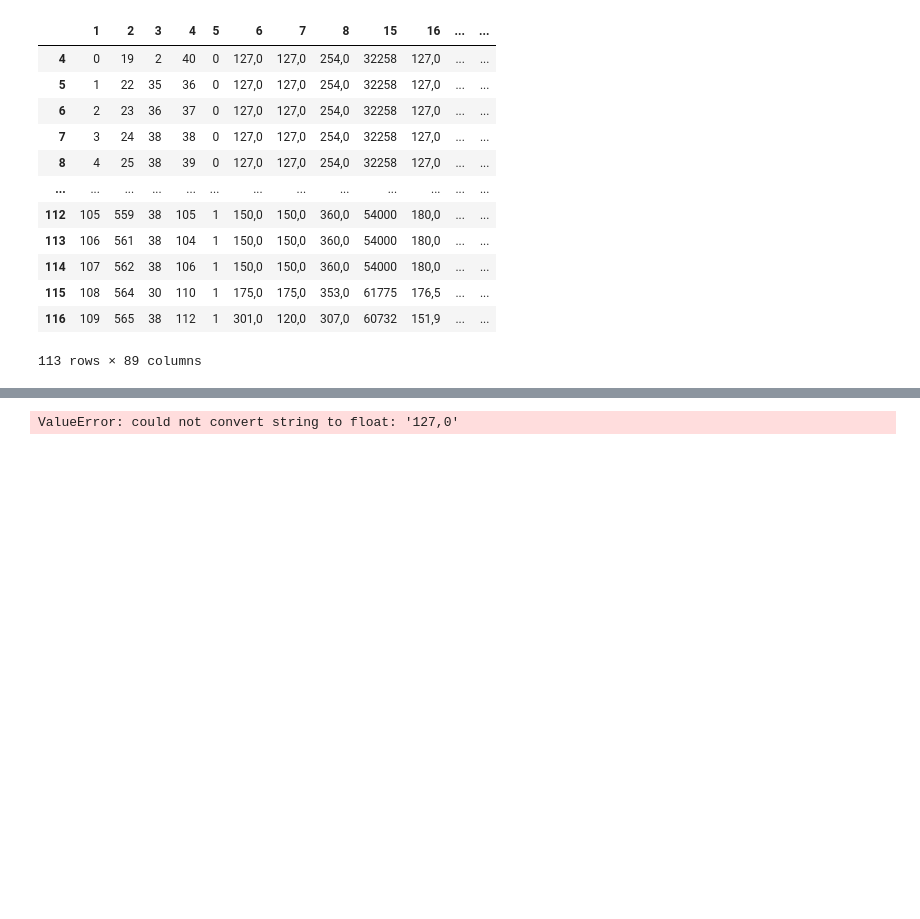
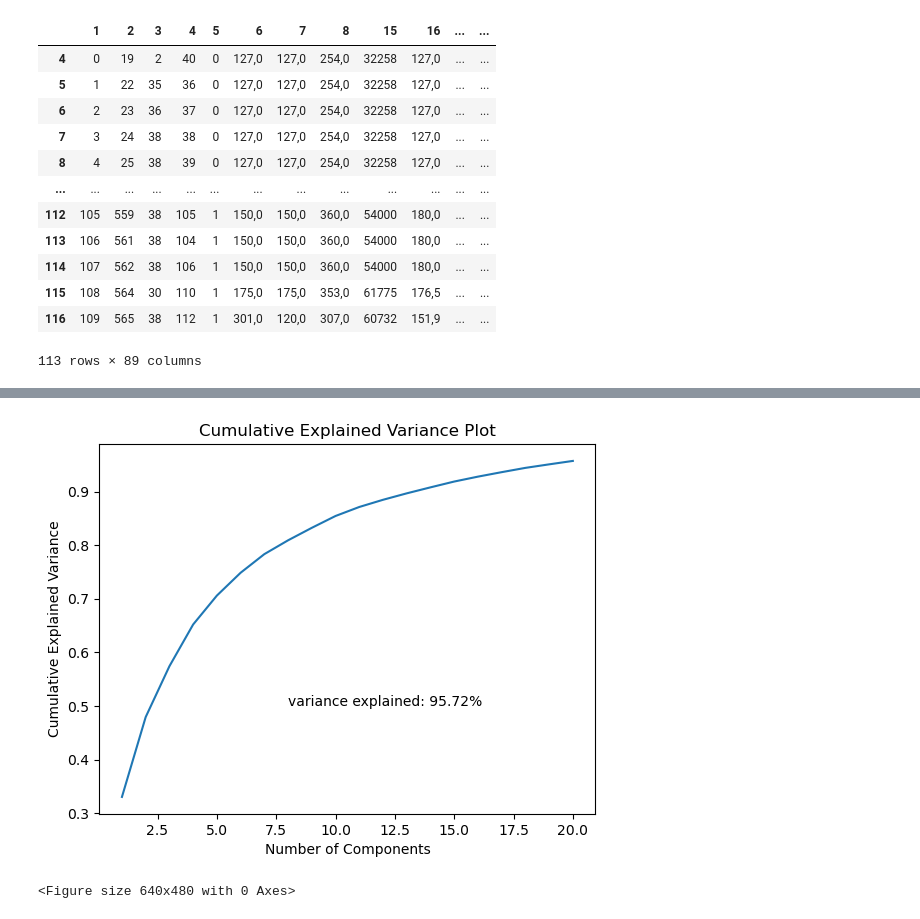
Before and after one commit to adomakor412/MSNT_Thesis_ML_CE, a Jupyter notebook: PCA_reineck_prelim.ipynb, the cells around one changed output, grey strips where cells are left out. Cells and saved outputs as stored; diff of their text form; code cells hidden in the pictures; blank space fills up the shorter version.

```diff
--- a/PCA_reineck_prelim.ipynb
+++ b/PCA_reineck_prelim.ipynb
@@ -191,0 +201,11 @@ df_dropped
+# %%
+scaler = StandardScaler()
+standardized_features = scaler.fit_transform(df_exp)
+
+n_components = 20
+pca = PCA(n_components=n_components)
+principal_components = pca.fit_transform(standardized_features)
+pc_df = pd.DataFrame(data=principal_components, columns=[f'PC{i+1}' for i in range(n_components)])
+#print(pc_df)
+print(f'explained variance: {pca.explained_variance_}')
+print(f'explained variance ratio: {pca.explained_variance_ratio_}')
@@ -199,20 +224,15 @@ df_exp = df_dropped
-# %%
-scaler = StandardScaler()
-standardized_features = scaler.fit_transform(df_exp)
-
-n_components = 2
-pca = PCA(n_components=n_components)
-principal_components = pca.fit_transform(standardized_features)
-pc_df = pd.DataFrame(data=principal_components, columns=[f'PC{i+1}' for i in range(n_components)])
-
-plt.figure(figsize=(8,6))
-plt.scatter(pc_df['PC1'], pc_df['PC2'])
-plt.xlabel('Principal Component 1')
-plt.ylabel('Principal Component 2')
-plt.title('PCA of Dataset')
-plt.show()
-
-explained_variance = pca.explained_variance_ratio_
-print(f'Explained variance by component: {explained_variance}')
-# %% [output]
-ValueError: could not convert string to float: '127,0'
+# %%
+# Calculate cumulative explained variance
+cumulative_variance = np.cumsum(pca.explained_variance_ratio_)
+
+# Plot cumulative explained variance
+plt.plot(range(1, len(cumulative_variance) + 1), cumulative_variance)
+plt.xlabel('Number of Components')
+plt.ylabel('Cumulative Explained Variance')
+plt.title('Cumulative Explained Variance Plot')
+plt.text(8,0.5,f'variance explained: {round(100*sum(pca.explained_variance_ratio_),2)}%')
+plt.show();
+plt.savefig("CumulativePlotRatio.png");
+# %% [output]
+[figure, added]
+<Figure size 640x480 with 0 Axes>
```
Also changed, not shown: parts of 36 cells of this notebook, 1 other file.
